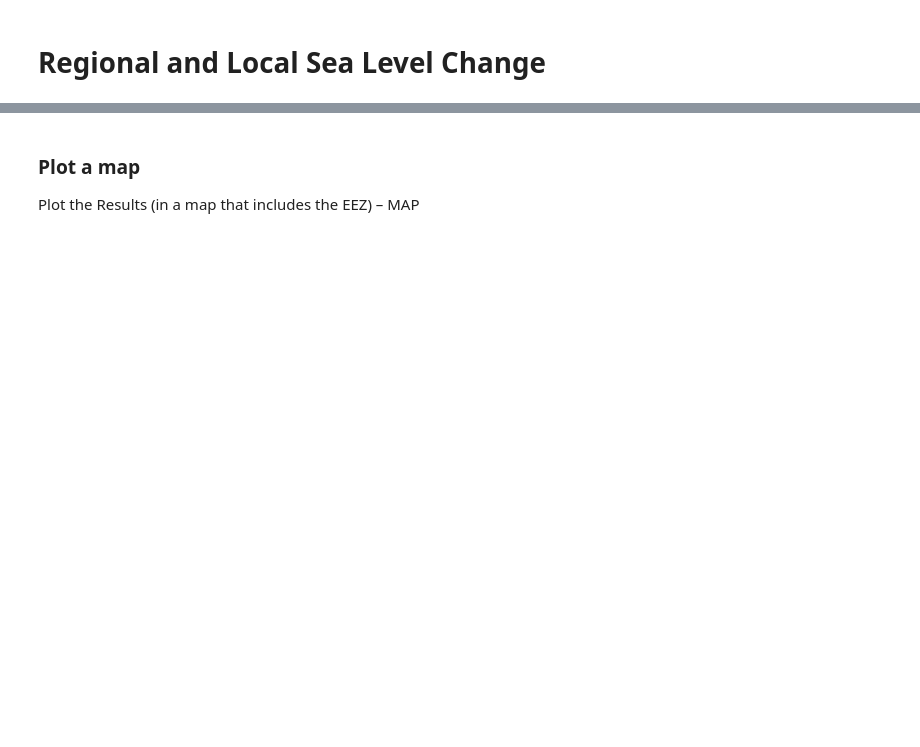
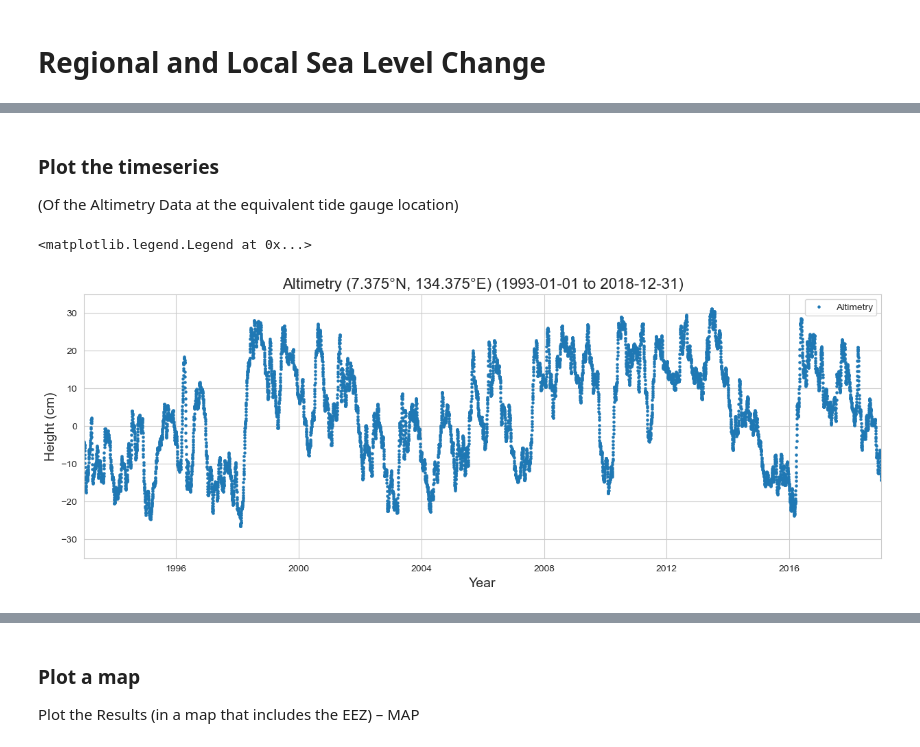
Before and after one commit to jwfiedler/SL_Indicators, a Jupyter notebook: _build/jupyter_execute/SL_indicators_NBs/SL_magnitude.ipynb, the cells around one changed output, grey strips where cells are left out. Drawn from its saved outputs; the diff is of its cells as text; code cells hidden in the pictures; blank space fills up the shorter version.

```diff
--- a/_build/jupyter_execute/SL_indicators_NBs/SL_magnitude.ipynb
+++ b/_build/jupyter_execute/SL_indicators_NBs/SL_magnitude.ipynb
@@ -16,0 +30,3 @@ Retrieve Altimetry Data Set (issues! …consult w/Ayesha and Matthew)
+# %%
+# Establish directories for saving and reading data
+data_dir = Path('../data')
@@ -21,0 +196,15 @@ Clip the Data Set to the area/grid of Interest
+# %%
+sla = ds['sla'].sel(time=slice(start_date, end_date))
+time_cmems = pd.to_datetime(sla['time'].values)
+
+# Extract data for the nearest point to the tide gauge location
+sla_nearest = sla.sel(longitude=lon, latitude=lat, method='nearest')
+
+sla_nearest_lat = sla_nearest['latitude'].values
+sla_nearest_lon = sla_nearest['longitude'].values
+
+# Format lat lon strings to have decimal symbol and N/S and E/W
+lat_str = f'{np.abs(sla_nearest_lat):.3f}\u00B0{"N" if sla_nearest_lat > 0 else "S"}'
+lon_str = f'{np.abs(sla_nearest_lon):.3f}\u00B0{"E" if sla_nearest_lon > 0 else "W"}'
+
+print(f'The closest altimetry grid point is {lat_str}, {lon_str}')
@@ -21,0 +229,37 @@ Clip the Data Set to the area/grid of Interest
+# %% [markdown]
+### Plot the timeseries
+(Of the Altimetry Data at the equivalent tide gauge location)
+# %%
+# Set the style of the plot
+sns.set_style("whitegrid")
+
+# Set the style of the plot
+sns.set_style("whitegrid")
+
+# Create a color palette
+palette = sns.color_palette("Paired")
+
+# Create the figure and the axes
+fig, ax = plt.subplots(figsize=(15, 5))
+
+# Plot the data
+
+# plot altimetry data
+ax.scatter(sla_nearest['time'], 100*sla_nearest, label='Altimetry', color=palette[1], alpha=1, s= 5)
+
+# Set the title and labels
+ax.set_title(f'Altimetry ({lat_str}, {lon_str}) ({start_date_str} to {end_date_str})', fontsize=16)
+ax.set_xlabel('Year', fontsize=14)
+ax.set_ylabel('Height (cm)', fontsize=14)
+
+# Set the y limits
+ax.set_ylim([-35, 35])
+
+# Set the x limits
+ax.set_xlim([start_date, end_date])
+
+# Add a legend
+ax.legend()
+# %% [output]
+<matplotlib.legend.Legend at 0x...>
+[figure, added]
```
Also changed, not shown: parts of 57 cells of this notebook, 12 other files.
